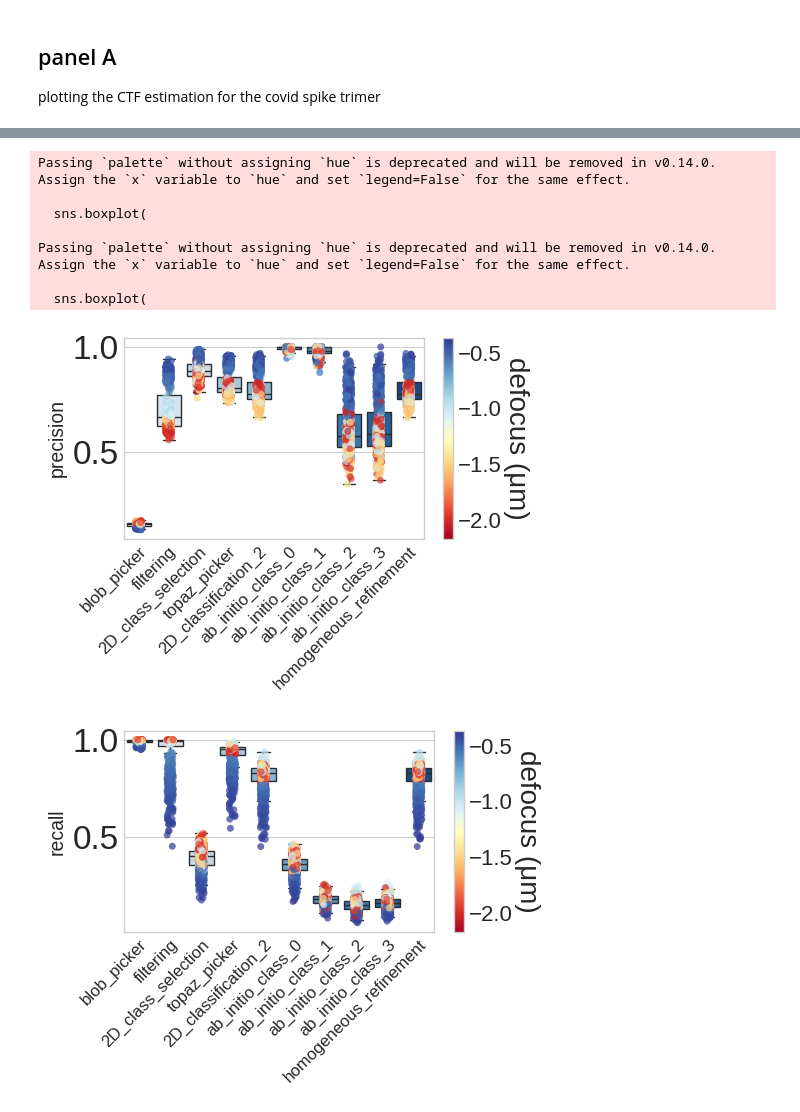
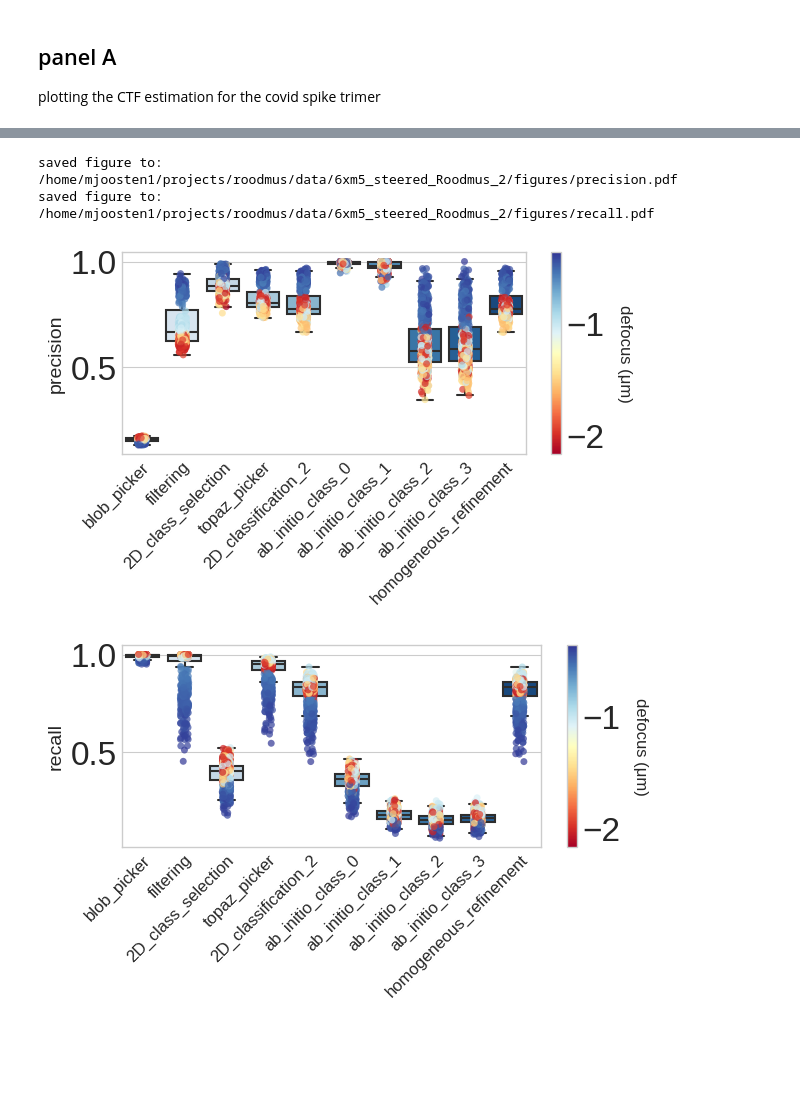
Before and after one commit to ccpem/roodmus, a Jupyter notebook: paper/supplementary_figure_1.ipynb, the cells around one changed output, grey strips where cells are left out. Saved outputs shown, nothing was run; the diff lists cells and outputs as text; code cells hidden in the pictures; blank space fills up the shorter version.

Commit message:
updated plotting functions

```diff
--- a/paper/supplementary_figure_1.ipynb
+++ b/paper/supplementary_figure_1.ipynb
@@ -19,8 +19,9 @@ from roodmus.analysis.plot_alignment import plot_true_pose_distribution, plot_pi
 from roodmus.analysis.plot_picking import plot_recall, plot_precision
 # %%
 # loading covid spike trimer data
-project_dir = "/home/mjoosten1/projects/roodmus/data/DE-Shaw_covid_spike_protein/20231116_DESRES-Trajectory_sarscov2-11021571-all-glueCA"
-config_dir = os.path.join(project_dir, "Micrographs")
+project_dir = "/tudelft/mjoosten1/staff-umbrella/ajlab/MJ/projects/Roodmus/data/DE-Shaw_covid_spike_protein/20231116_DESRES-Trajectory_sarscov2-11021571-all-glueCA"
+config_dir = "/tudelft/mjoosten1/staff-umbrella/ajlab/MJ/projects/Roodmus/data/DE-Shaw_covid_spike_protein/DESRES-Trajectory_sarscov2-11021571-all-glueCA/Micrographs"
+# config_dir = os.path.join(project_dir, "Micrographs")
 figures_dir = os.path.join(project_dir, "figures")
 meta_files = [
     os.path.join(project_dir, "Refine3D", "job008", "run_it011_data.star"),
@@ -226,36 +229,31 @@ mean recall: 0.5706462714368359
 # %%
 ### plot boxplot for precision and recall
 order = []
 for r in meta_files:
     if type(r) == str:
         order.append(r)
     else:
         order.append(r[0])
 fig, ax = plot_precision(df_precision, jobtypes, order)
 xticklabels = ax.get_xticklabels()
 ax.set_xticklabels(xticklabels, fontsize=12)
 ax.set_title("")
-fig.set_size_inches(5, 7)
+fig.set_size_inches(7, 7)
 
-fig.savefig(os.path.join(figures_dir, "precision.png"), dpi=600, bbox_inches="tight")
 fig.savefig(os.path.join(figures_dir, "precision.pdf"), bbox_inches="tight")
+print(f"saved figure to: {os.path.join(figures_dir, 'precision.pdf')}")
 
 
 fig, ax = plot_recall(df_precision, jobtypes, order)
 xticklabels = ax.get_xticklabels()
 ax.set_xticklabels(xticklabels, fontsize=12)
 ax.set_title("")
-fig.set_size_inches(5, 7)
+fig.set_size_inches(7, 7)
 
-fig.savefig(os.path.join(figures_dir, "recall.png"), dpi=600, bbox_inches="tight")
-fig.savefig(os.path.join(figures_dir, "recall.pdf"), bbox_inches="tight")
+# fig.savefig(os.path.join(figures_dir, "recall.pdf"), bbox_inches="tight")
+print(f"saved figure to: {os.path.join(figures_dir, 'recall.pdf')}")
 # %% [output]
-Passing `palette` without assigning `hue` is deprecated and will be removed in v0.14.0. Assign the `x` variable to `hue` and set `legend=False` for the same effect.
-
-  sns.boxplot(
-
-Passing `palette` without assigning `hue` is deprecated and will be removed in v0.14.0. Assign the `x` variable to `hue` and set `legend=False` for the same effect.
-
-  sns.boxplot(
+saved figure to: /home/mjoosten1/projects/roodmus/data/6xm5_steered_Roodmus_2/figures/precision.pdf
+saved figure to: /home/mjoosten1/projects/roodmus/data/6xm5_steered_Roodmus_2/figures/recall.pdf
-[figure, old version]
+[figure, new version]
-[figure, old version]
+[figure, new version]
```
Also changed, not shown: parts of 11 cells of this notebook.
